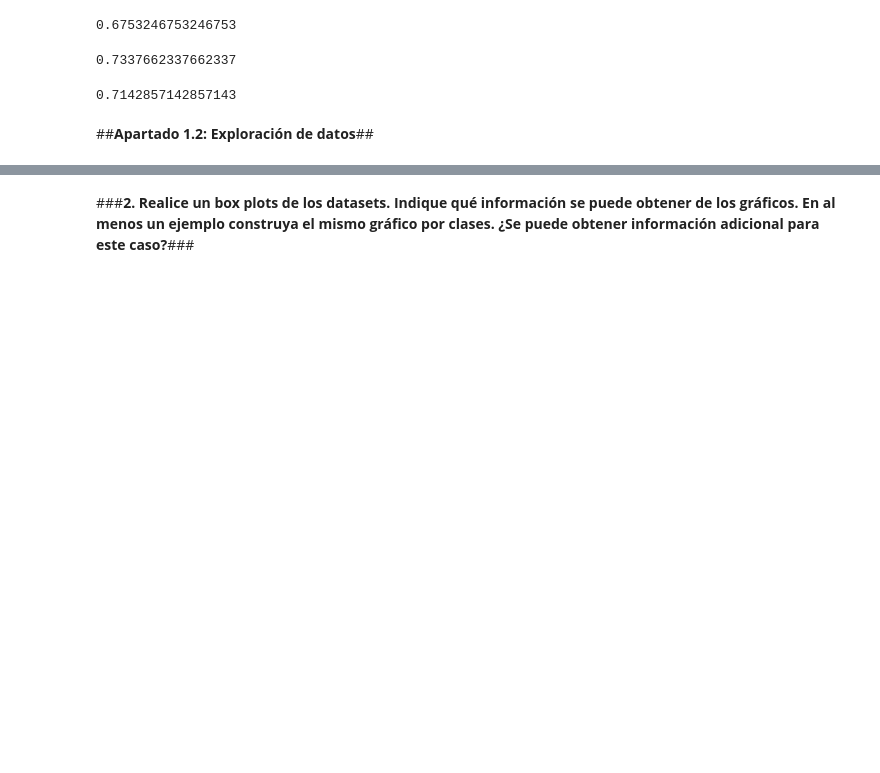
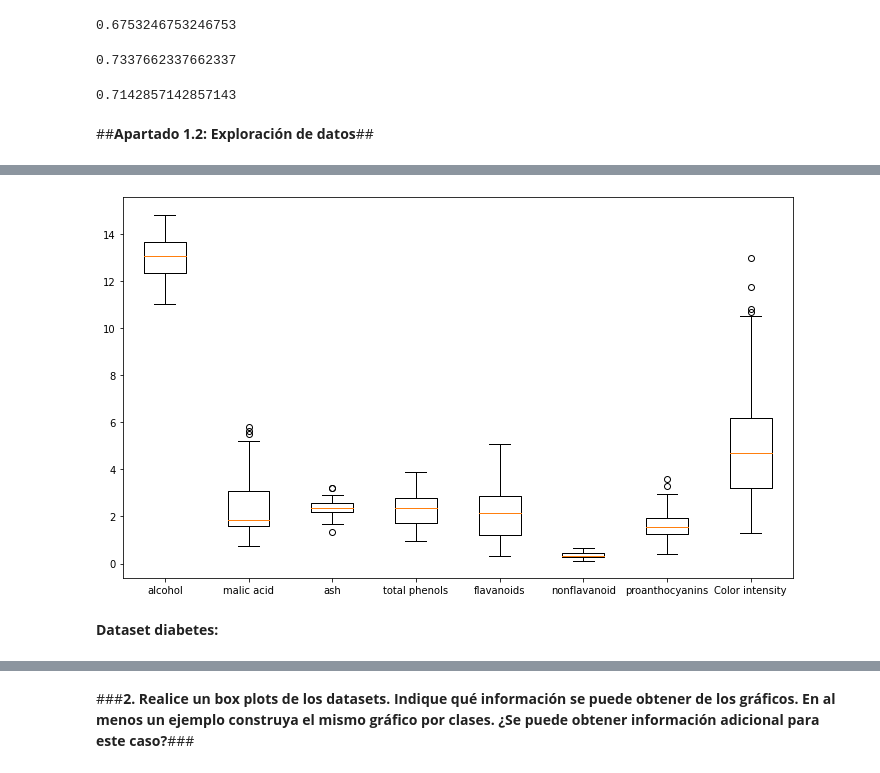
Before and after one commit to victoriapl01/Mineria_De_Datos, a Jupyter notebook: Practica1_1_IMD.ipynb, the cells around one changed output, grey strips where cells are left out. Saved outputs shown, nothing was run; the diff lists cells and outputs as text; code cells hidden in the pictures; blank space fills up the shorter version.

```diff
--- a/Practica1_1_IMD.ipynb
+++ b/Practica1_1_IMD.ipynb
@@ -834,0 +901,8 @@ accuracy_knn_disc
+# %%
+#Wine Data Set
+columnas= ['class','alcohol', 'malic acid', 'ash', 'alcalinityOfAsh', 'Magnesium',' Total Phenols', 'Flavanoids', 'Nonflavanoid phenols', 'Proanthocyanins', 'Color Intensity', 'Hue', 'OD280',' Proline']
+wine_features=['alcohol', 'malic acid', 'ash', 'alcalinityOfAsh', 'Magnesium',' Total Phenols', 'Flavanoids', 'Nonflavanoid phenols', 'Proanthocyanins', 'Color Intensity', 'Hue', 'OD280',' Proline']
+wine=readDataset('https://raw.githubusercontent.com/victoriapl01/Mineria_De_Datos/main/Datasets/wine.data',columnas)
+wine_X=wine[wine_features]
+wine_y=wine['class']
+wine.head()
@@ -834,0 +916,7 @@ accuracy_knn_disc
+# %%
+fig = plt.figure(figsize =(12, 7))
+plt.boxplot([wine['alcohol'], wine['malic acid'],wine['ash'], wine[' Total Phenols'],wine['Flavanoids'], wine['Nonflavanoid phenols'],wine['Proanthocyanins'],wine['Color Intensity']], labels=['alcohol','malic acid','ash','total phenols','flavanoids','nonflavanoid','proanthocyanins','Color intensity']);
+# %% [output]
+[figure, added]
+# %% [markdown]
+**Dataset diabetes:**
```
Also changed, not shown: parts of 33 cells of this notebook.
